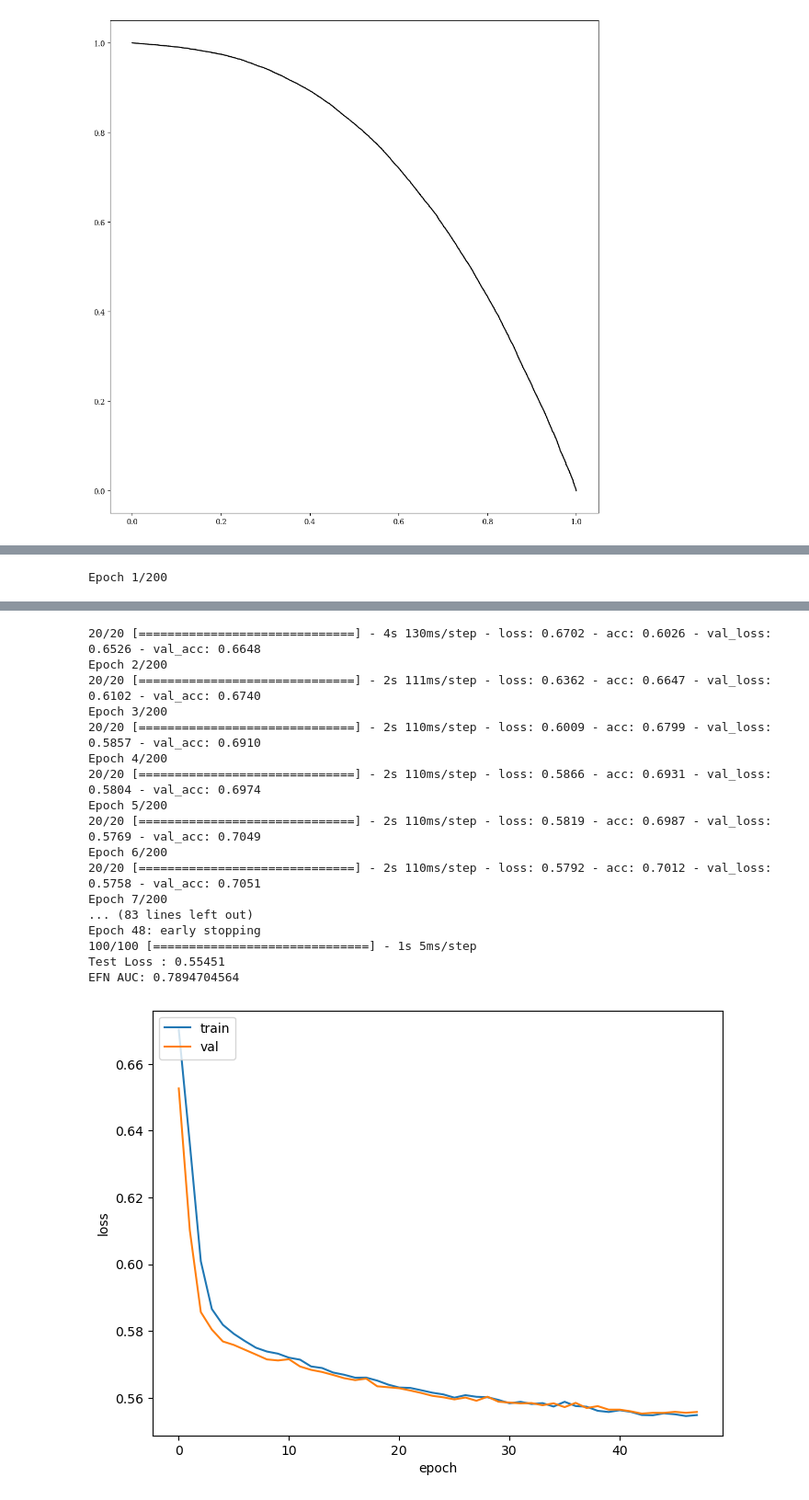
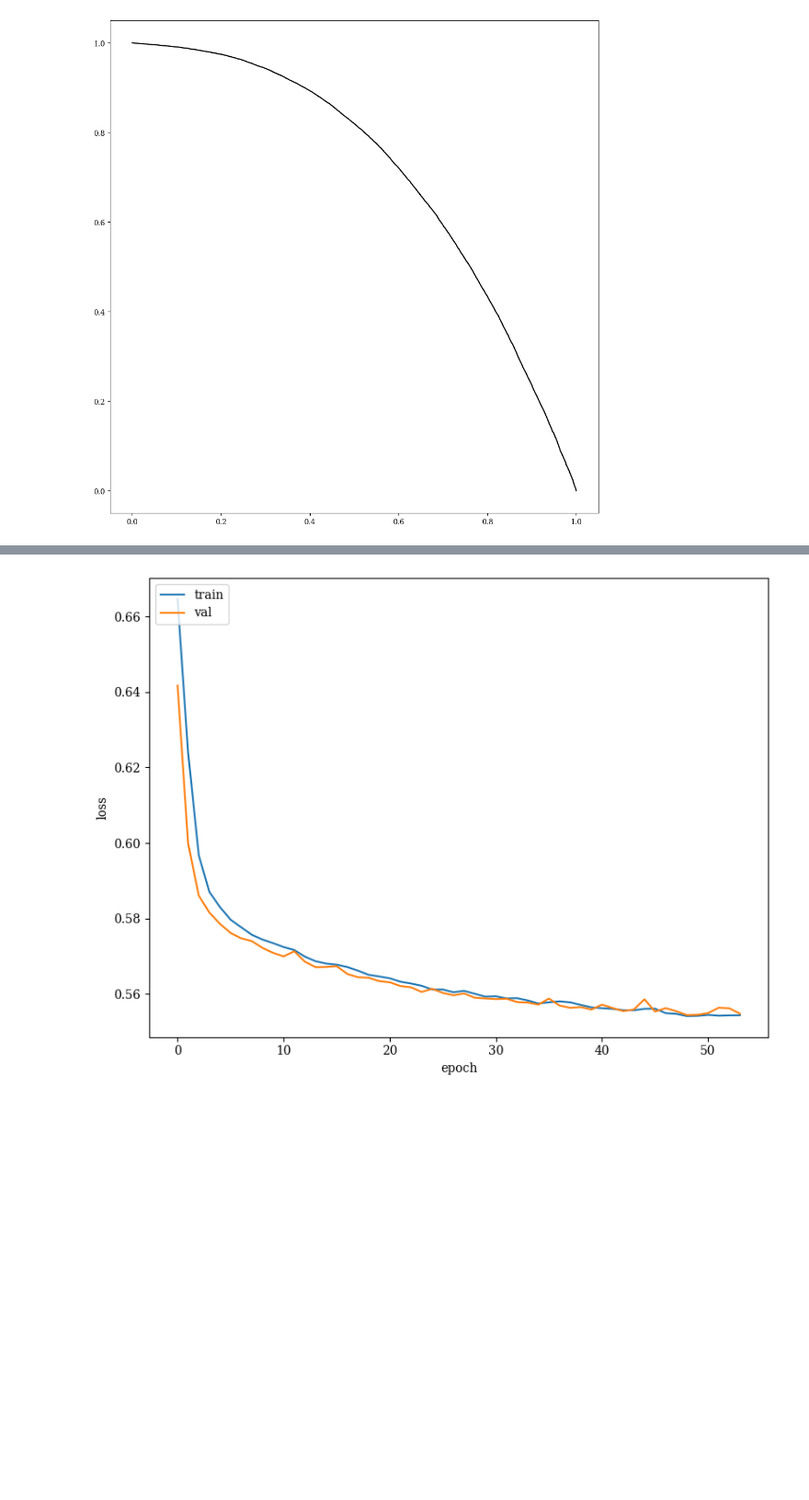
Before and after one commit to SamBT/safeUncalculable, a Jupyter notebook: trainEFN_WTA_quarkGluon.ipynb, the cells around one changed output, grey strips where cells are left out. Shown at 92% size. Saved outputs shown, nothing was run; the diff lists cells and outputs as text; code cells hidden in the pictures; blank space fills up the shorter version.

```diff
--- a/trainEFN_WTA_quarkGluon.ipynb
+++ b/trainEFN_WTA_quarkGluon.ipynb
@@ -656,25 +838,24 @@ EFN AUC: 0.6567903754000001
 # %%
 # EFN without spectral normalization
-for i in range(1):
-    loss = BinaryCrossentropy(from_logits=False)
-    #out_act = keras.activations.linear
-    model_kwargs = {"Phi_sizes":(60,60,60), "F_sizes":(80,80,80),
-                    "F_dropouts":0.1,
-                    "input_dim":2,
-                    "output_dim":1,"output_act":"sigmoid",
-                    "patience":5,
-                    "optimizer":Adam(1e-3),
-                    "loss":loss,
-                    "summary":True}
-    model_kwargs['spectral'] = False
-    train_kwargs = {"epochs":200,"verbose":1,"batch_size":10000}
-    efn, auc, efn_fp, efn_tp, threshs = train_efn((train,train_labels),
-                                                  (test,test_labels),
-                                                  (val,val_labels),
-                                                  model_kwargs,
-                                                  train_kwargs,
-                                                  plot=True)
-    efn.save(f"keras_models_wta_quarkGluon/EFN_zpT_partlevel_iter{i}.keras")
-    del efn
-    gc.collect()
+loss = BinaryCrossentropy(from_logits=False)
+#out_act = keras.activations.linear
+model_kwargs = {"Phi_sizes":(60,60,60), "F_sizes":(80,80,80),
+                "F_dropouts":0.1,
+                "input_dim":2,
+                "output_dim":1,"output_act":"sigmoid",
+                "patience":5,
+                "optimizer":Adam(1e-3),
+                "loss":loss,
+                "summary":True}
+model_kwargs['spectral'] = False
+train_kwargs = {"epochs":200,"verbose":1,"batch_size":10000}
+efn, auc, efn_fp, efn_tp, threshs = train_efn((train,train_labels),
+                                              (test,test_labels),
+                                              (val,val_labels),
+                                              model_kwargs,
+                                              train_kwargs,
+                                              plot=True)
+efn.save(f"keras_models_wta_quarkGluon/EFN_zpT_partlevel.keras")
+del efn
+gc.collect()
 # %% [output]
@@ -710 +879,0 @@ To enable them in other operations, rebuild TensorFlow with the appropriate comp
-Epoch 1/200
@@ -712,21 +880,4 @@ Epoch 1/200
-20/20 [==============================] - 4s 130ms/step - loss: 0.6702 - acc: 0.6026 - val_loss: 0.6526 - val_acc: 0.6648
-Epoch 2/200
-20/20 [==============================] - 2s 111ms/step - loss: 0.6362 - acc: 0.6647 - val_loss: 0.6102 - val_acc: 0.6740
-Epoch 3/200
-20/20 [==============================] - 2s 110ms/step - loss: 0.6009 - acc: 0.6799 - val_loss: 0.5857 - val_acc: 0.6910
-Epoch 4/200
-20/20 [==============================] - 2s 110ms/step - loss: 0.5866 - acc: 0.6931 - val_loss: 0.5804 - val_acc: 0.6974
-Epoch 5/200
-20/20 [==============================] - 2s 110ms/step - loss: 0.5819 - acc: 0.6987 - val_loss: 0.5769 - val_acc: 0.7049
-Epoch 6/200
-20/20 [==============================] - 2s 110ms/step - loss: 0.5792 - acc: 0.7012 - val_loss: 0.5758 - val_acc: 0.7051
-Epoch 7/200
-... (83 lines left out)
-Epoch 48: early stopping
-100/100 [==============================] - 1s 5ms/step
-Test Loss : 0.55451
-EFN AUC: 0.7894704564
-[figure, old version]
+[figure, new version]
 [figure]
 # %%
 # PFN without spectral normalization
```
Also changed, not shown: parts of 13 cells of this notebook.
